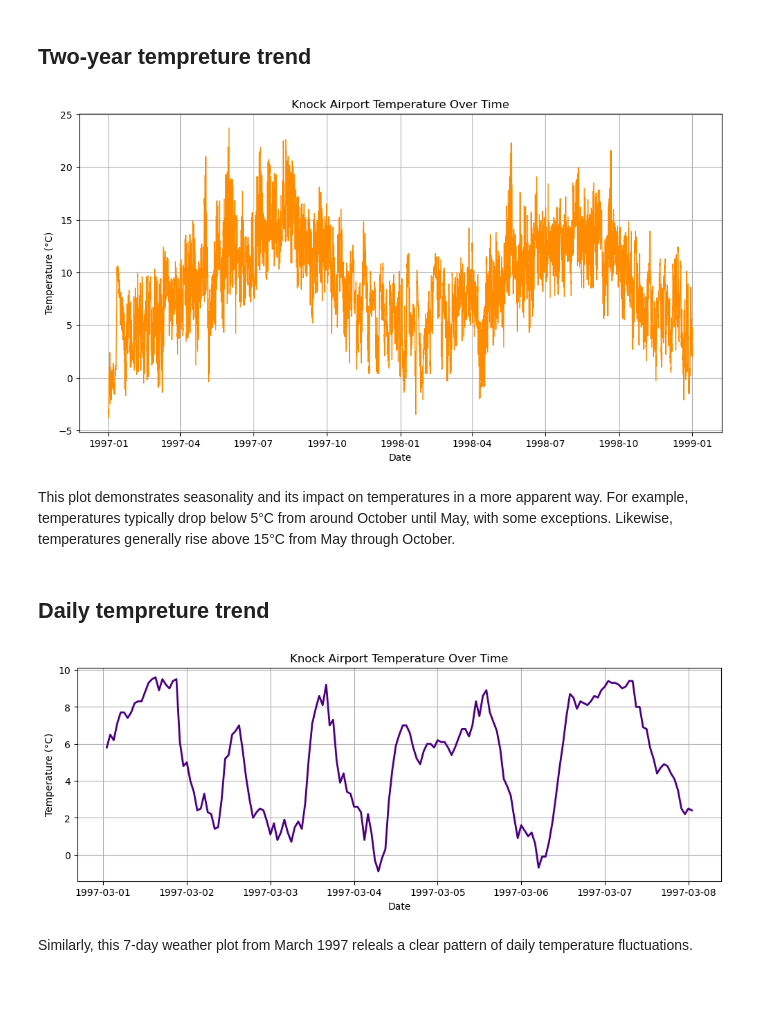
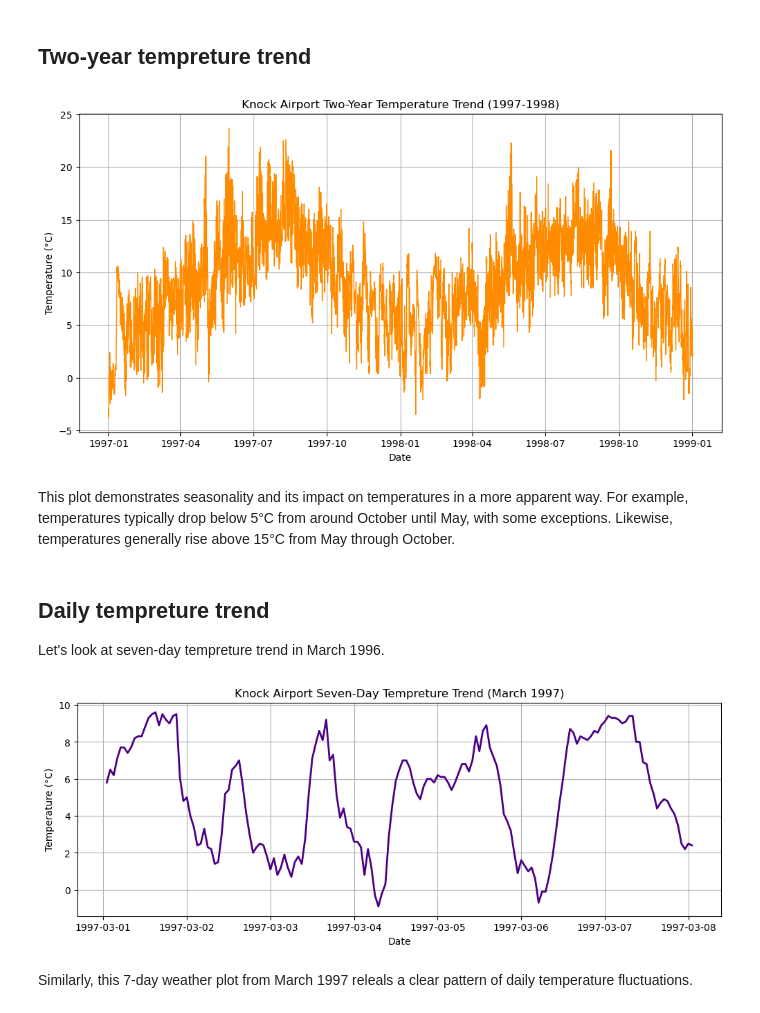
Before and after one commit to Oksyyy/programming-for-data-analytics, a Jupyter notebook: assignments/assignment06_weather.ipynb, the cells around one changed output. Cells and saved outputs as stored; diff of their text form; code cells hidden in the pictures.

Commit message:
Fixed typos, formatting, refined titles

```diff
--- a/assignments/assignment06_weather.ipynb
+++ b/assignments/assignment06_weather.ipynb
@@ -8,7 +8,8 @@ import matplotlib.pyplot as plt
 # %%
 # Loading data from a URL resulted in error due to header rows
 # Skipping the first 23 rows to get to the actual data
-df = pd.read_csv("https://cli.fusio.net/cli/climate_data/webdata/hly4935.csv", skiprows=23)
+# Using low_memory=False to avoid dtype warning
+df = pd.read_csv("https://cli.fusio.net/cli/climate_data/webdata/hly4935.csv", skiprows=23, low_memory=False)
 
 
 df.head(3)
@@ -22,8 +23,9 @@ df.head(3)
 ## Convert date column
 # %%
 # Convert 'date' column to datetime format
-df['date']= pd.to_datetime(df['date'])
+# Pass 'mixed' to handle different date formats in the column (without format argument pandas shows warning)
+df['date']= pd.to_datetime(df['date'], format='mixed')
 
 # Check the date column format changed to datetime
-df['date'].dtypes
+df.info()
 # %% [output]
@@ -78,7 +96,7 @@ fix, ax = plt.subplots(figsize=(12, 6))
 
 # Use df.loc to filter data within the specified date range
 ax.plot(df.loc[dateFrom:dateTo]["temp"], linewidth=1, color='darkorange')
-ax.set_title("Knock Airport Temperature Over Time")
+ax.set_title("Knock Airport Two-Year Temperature Trend (1997-1998)")
 ax.set_xlabel("Date")
 ax.set_ylabel("Temperature (°C)")
 # Add grid for better readability
@@ -86,29 +104,31 @@ ax.grid()
 
 plt.show()
 # %% [output]
-[figure, old version]
+[figure, new version]
 # %% [markdown]
 This plot demonstrates seasonality and its impact on temperatures in a more apparent way. For example, temperatures typically drop below 5°C from around October until May, with some exceptions. Likewise, temperatures generally rise above 15°C from May through October.
-# %% [markdown]
-## Daily tempreture trend
+# %% [markdown]
+## Daily tempreture trend
+
+Let's look at seven-day tempreture trend in March 1996.
 # %%
 # Daily temperature pattern
 # Set Start and End date for daily plot
 dateFrom = "1997-03-01 01:00:00"
 dateTo = "1997-03-08 01:00:00"
 
 
 fix, ax = plt.subplots(figsize=(12, 4))
 
 ax.plot(df.loc[dateFrom:dateTo]["temp"], linewidth=2, color='indigo')
-ax.set_title("Knock Airport Temperature Over Time")
+ax.set_title("Knock Airport Seven-Day Tempreture Trend (March 1997)")
 ax.set_xlabel("Date")
 ax.set_ylabel("Temperature (°C)")
 ax.grid()
 
 plt.show()
 # %% [output]
-[figure, old version]
+[figure, new version]
 # %% [markdown]
 Similarly, this 7-day weather plot from March 1997 releals a clear pattern of daily temperature fluctuations.
 # %% [markdown]
```
Also changed, not shown: parts of 12 cells of this notebook.
